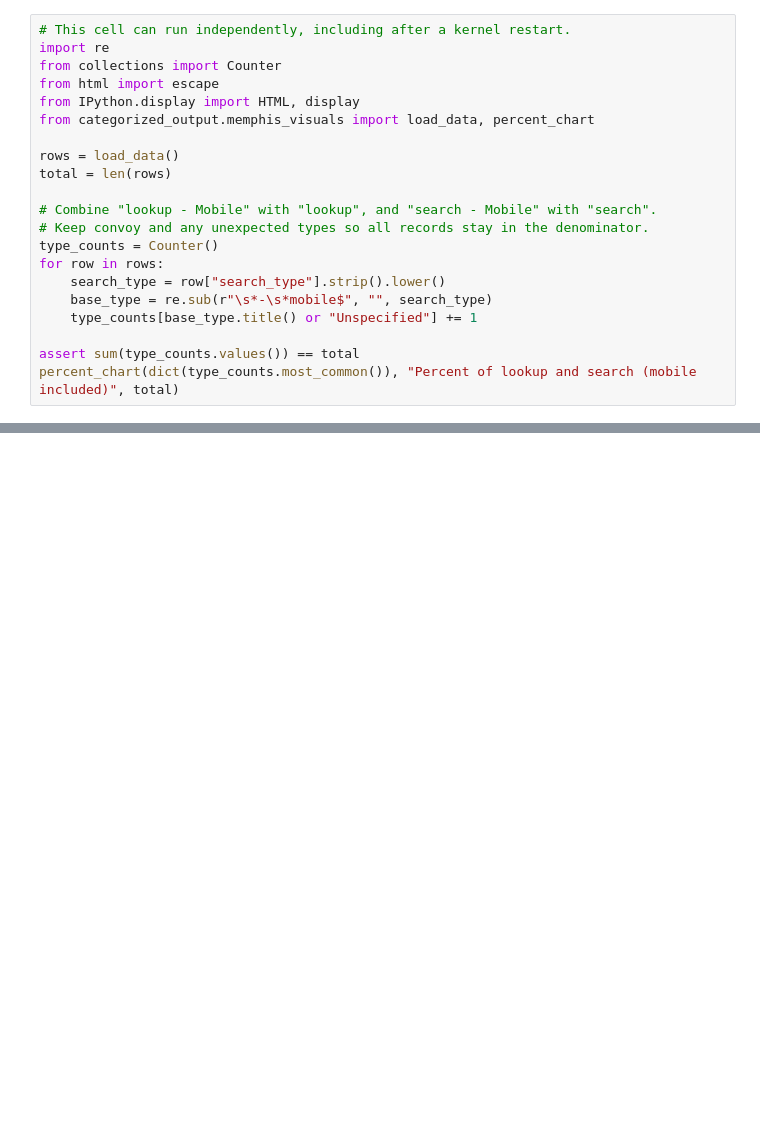
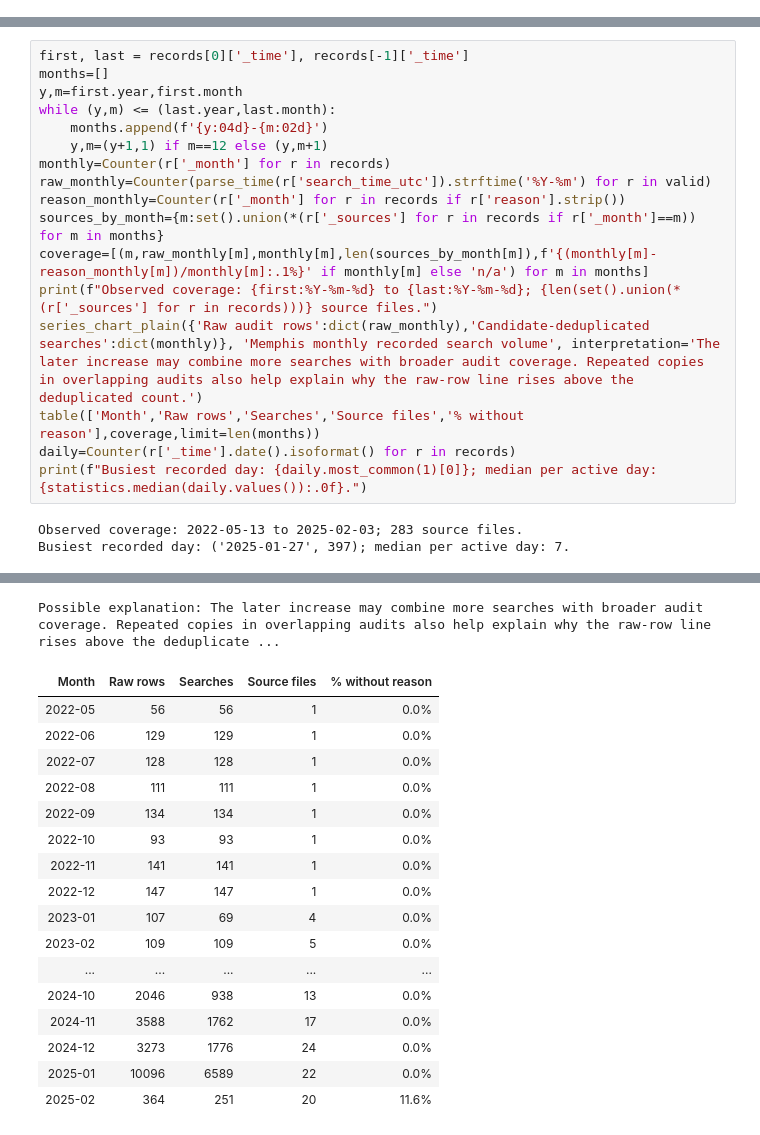
Before and after one commit to Sbombr/NoFlockin, a Jupyter notebook: Memphis_Flock_Analysis.ipynb, the cells around one changed output, grey strips where cells are left out. Saved outputs shown, nothing was run; the diff lists cells and outputs as text; blank space fills up the shorter version.

Commit message:
Expand Memphis analysis with annotated charts and interpretations

```diff
--- a/Memphis_Flock_Analysis.ipynb
+++ b/Memphis_Flock_Analysis.ipynb
@@ -33,21 +0,0 @@ percent_chart(dict(category_counts.most_common()), "Percent of all search catego
-# %%
-# This cell can run independently, including after a kernel restart.
-import re
-from collections import Counter
-from html import escape
-from IPython.display import HTML, display
-from categorized_output.memphis_visuals import load_data, percent_chart
-
-rows = load_data()
-total = len(rows)
-
-# Combine "lookup - Mobile" with "lookup", and "search - Mobile" with "search".
-# Keep convoy and any unexpected types so all records stay in the denominator.
-type_counts = Counter()
-for row in rows:
-    search_type = row["search_type"].strip().lower()
-    base_type = re.sub(r"\s*-\s*mobile$", "", search_type)
-    type_counts[base_type.title() or "Unspecified"] += 1
-
-assert sum(type_counts.values()) == total
-percent_chart(dict(type_counts.most_common()), "Percent of lookup and search (mobile included)", total)
@@ -84,0 +65,20 @@ percent_chart({"Blank reason": blank_count, "Nonblank reason": total - blank_cou
+# %%
+first, last = records[0]['_time'], records[-1]['_time']
+months=[]
+y,m=first.year,first.month
+while (y,m) <= (last.year,last.month):
+    months.append(f'{y:04d}-{m:02d}')
+    y,m=(y+1,1) if m==12 else (y,m+1)
+monthly=Counter(r['_month'] for r in records)
+raw_monthly=Counter(parse_time(r['search_time_utc']).strftime('%Y-%m') for r in valid)
+reason_monthly=Counter(r['_month'] for r in records if r['reason'].strip())
+sources_by_month={m:set().union(*(r['_sources'] for r in records if r['_month']==m)) for m in months}
+coverage=[(m,raw_monthly[m],monthly[m],len(sources_by_month[m]),f'{(monthly[m]-reason_monthly[m])/monthly[m]:.1%}' if monthly[m] else 'n/a') for m in months]
+print(f"Observed coverage: {first:%Y-%m-%d} to {last:%Y-%m-%d}; {len(set().union(*(r['_sources'] for r in records)))} source files.")
+series_chart_plain({'Raw audit rows':dict(raw_monthly),'Candidate-deduplicated searches':dict(monthly)}, 'Memphis monthly recorded search volume', interpretation='The later increase may combine more searches with broader audit coverage. Repeated copies in overlapping audits also help explain why the raw-row line rises above the deduplicated count.')
+table(['Month','Raw rows','Searches','Source files','% without reason'],coverage,limit=len(months))
+daily=Counter(r['_time'].date().isoformat() for r in records)
+print(f"Busiest recorded day: {daily.most_common(1)[0]}; median per active day: {statistics.median(daily.values()):.0f}.")
+# %% [output]
+Observed coverage: 2022-05-13 to 2025-02-03; 283 source files.
+Busiest recorded day: ('2025-01-27', 397); median per active day: 7.
@@ -84,0 +86,18 @@ percent_chart({"Blank reason": blank_count, "Nonblank reason": total - blank_cou
+Possible explanation: The later increase may combine more searches with broader audit coverage. Repeated copies in overlapping audits also help explain why the raw-row line rises above the deduplicate ...
+| Month | Raw rows | Searches | Source files | % without reason |
+| 2022-05 | 56 | 56 | 1 | 0.0% |
+| 2022-06 | 129 | 129 | 1 | 0.0% |
+| 2022-07 | 128 | 128 | 1 | 0.0% |
+| 2022-08 | 111 | 111 | 1 | 0.0% |
+| 2022-09 | 134 | 134 | 1 | 0.0% |
+| 2022-10 | 93 | 93 | 1 | 0.0% |
+| 2022-11 | 141 | 141 | 1 | 0.0% |
+| 2022-12 | 147 | 147 | 1 | 0.0% |
+| 2023-01 | 107 | 69 | 4 | 0.0% |
+| 2023-02 | 109 | 109 | 5 | 0.0% |
+| ... | ... | ... | ... | ... |
+| 2024-10 | 2046 | 938 | 13 | 0.0% |
+| 2024-11 | 3588 | 1762 | 17 | 0.0% |
+| 2024-12 | 3273 | 1776 | 24 | 0.0% |
+| 2025-01 | 10096 | 6589 | 22 | 0.0% |
+| 2025-02 | 364 | 251 | 20 | 11.6% |
```
Also changed, not shown: parts of 25 cells of this notebook, 1 other file.
